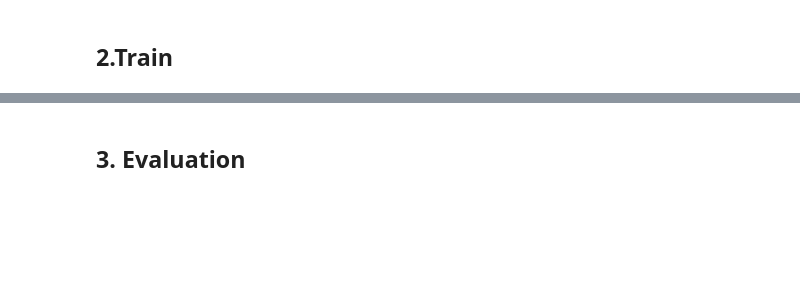
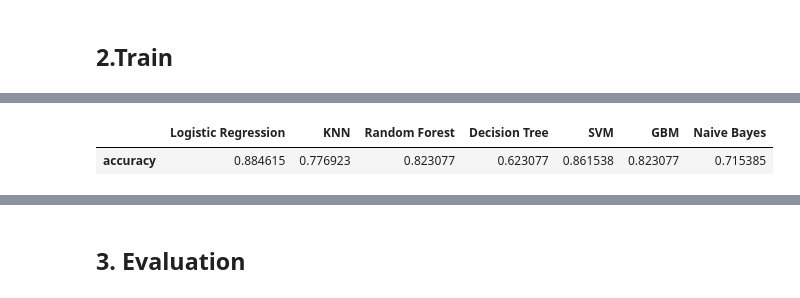
Before and after one commit to NDNM1408/VietnameseMusicGenreClassification, a Jupyter notebook: Train_model.ipynb, the cells around one changed output, grey strips where cells are left out. Saved outputs shown, nothing was run; the diff lists cells and outputs as text; code cells hidden in the pictures; blank space fills up the shorter version.

Commit message:
feat: update train_model file

```diff
--- a/Train_model.ipynb
+++ b/Train_model.ipynb
@@ -100,25 +274,28 @@ def fit_and_score(models, X_train, X_test, y_train, y_test):
     models : a dict of different Scikit-Learn machine learning models
     X_train : training data
     X_test : testing data
-    y_train : labels assosciated with training data
-    y_test : labels assosciated with test data
+    y_train : labels associated with training data
+    y_test : labels associated with test data
     """
     # Set random seed
     np.random.seed(42)
-    # Make a dictionary to keep model scores
+    # Make a dictionary to keep model scores and trained models
     model_scores = {}
-    # Loop throuhg models
+    trained_models = {}
+    # Loop through models
     for name, model in models.items():
-        #Fit the model to the data
+        # Fit the model to the data
         model.fit(X_train, y_train)
-        #Evaluate the model and append its score to model_scores
-        model_scores[name]= model.score(X_test, y_test)
-    return model_scores
+        # Evaluate the model and append its score to model_scores
+        model_scores[name] = model.score(X_test, y_test)
+        # Save the trained model
+        trained_models[name] = model
+    return model_scores, trained_models
 # %%
 
-model_score = fit_and_score(models=models,
-                            X_train=X_train,
-                            X_test=X_test,
-                            y_train=y_train,
-                            y_test=y_test)
-model_score
+model_scores, trained_models = fit_and_score(models=models,
+                                             X_train=X_train,
+                                             X_test=X_test,
+                                             y_train=y_train,
+                                             y_test=y_test)
+model_scores
@@ -125,5 +310,8 @@ model_score
 # %%
-model_compare = pd.DataFrame(model_score, index=["accuracy"])
+model_compare = pd.DataFrame(model_scores, index=["accuracy"])
 model_compare
+# %% [output]
+|  | Logistic Regression | KNN | Random Forest | Decision Tree | SVM | GBM | Naive Bayes |
+| accuracy | 0.884615 | 0.776923 | 0.823077 | 0.623077 | 0.861538 | 0.823077 | 0.715385 |
 # %%
 model_compare.T.plot.bar();
```
Also changed, not shown: parts of 24 cells of this notebook, 1 other file.
